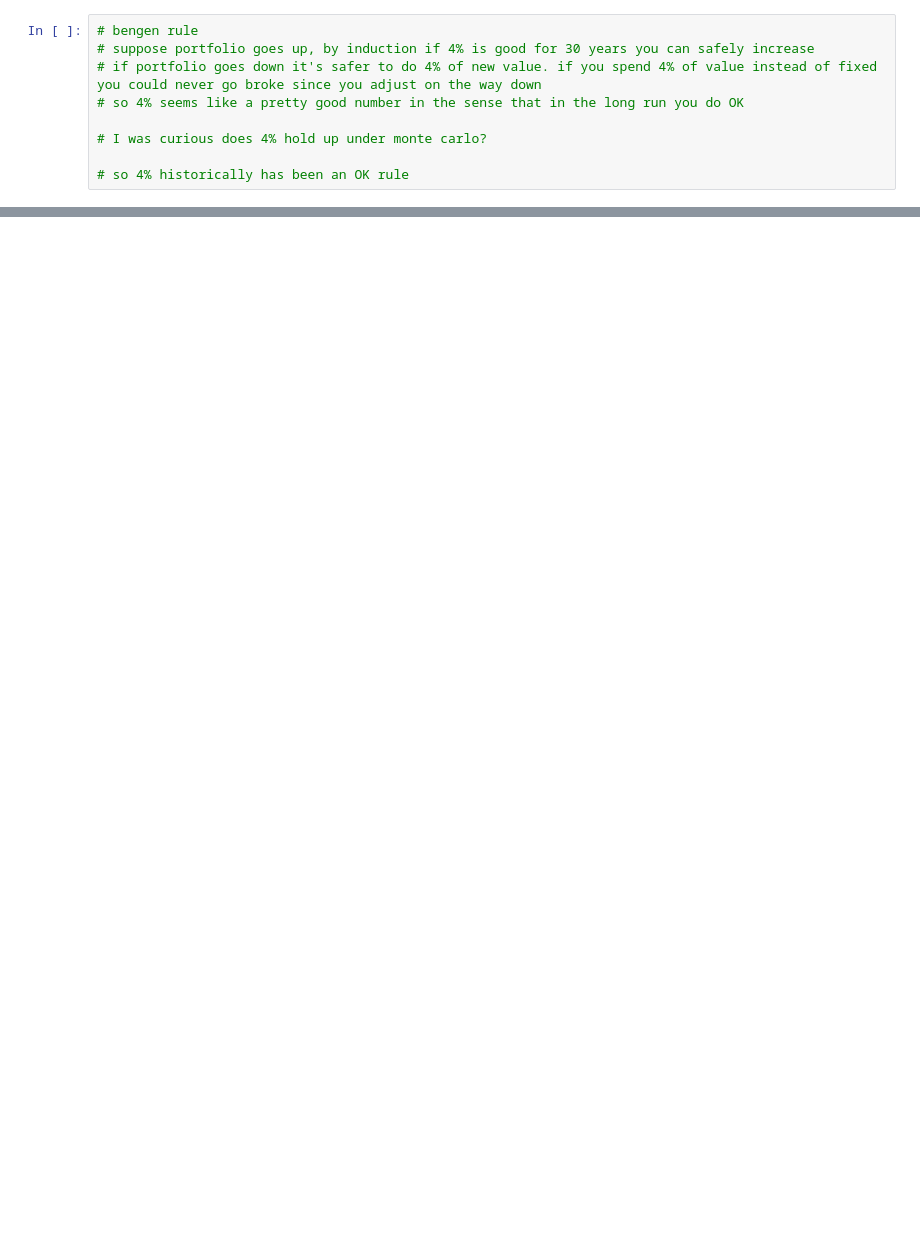
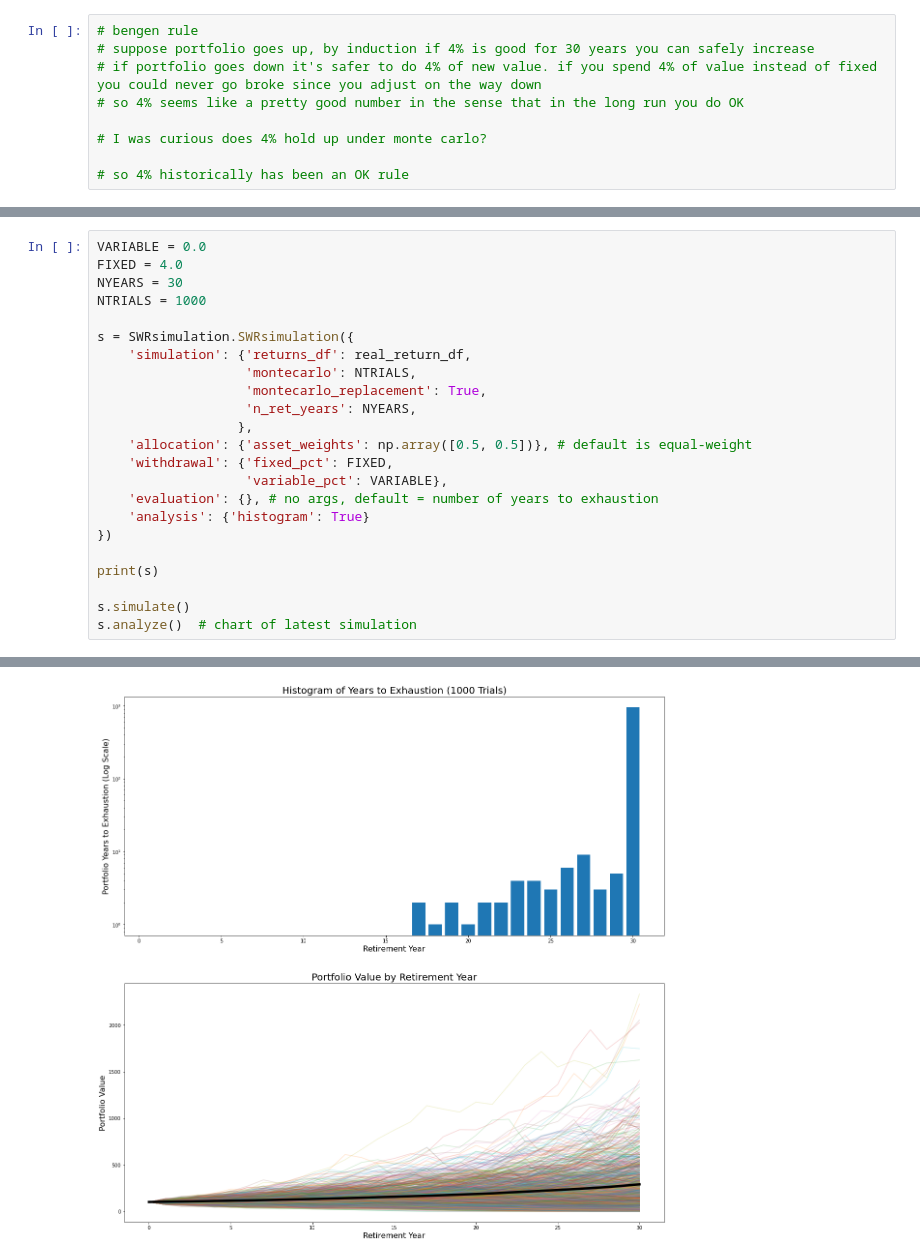
Before and after one commit to druce/swr, a Jupyter notebook: swr.ipynb, the cells around one changed output, grey strips where cells are left out. Drawn from its saved outputs; the diff is of its cells as text; blank space fills up the shorter version.

```diff
--- a/swr.ipynb
+++ b/swr.ipynb
@@ -265,0 +260,24 @@ dtype: int64
+# %%
+VARIABLE = 0.0
+FIXED = 4.0
+NYEARS = 30
+NTRIALS = 1000
+
+s = SWRsimulation.SWRsimulation({
+    'simulation': {'returns_df': real_return_df,
+                   'montecarlo': NTRIALS,
+                   'montecarlo_replacement': True,
+                   'n_ret_years': NYEARS,
+                  },
+    'allocation': {'asset_weights': np.array([0.5, 0.5])}, # default is equal-weight
+    'withdrawal': {'fixed_pct': FIXED,
+                   'variable_pct': VARIABLE},
+    'evaluation': {}, # no args, default = number of years to exhaustion
+    'analysis': {'histogram': True}
+})
+
+print(s)
+
+s.simulate()
+s.analyze()  # chart of latest simulation
+# %% [output]
@@ -265,0 +301 @@ dtype: int64
+[figure, added]
```
Also changed, not shown: parts of 6 cells of this notebook, 2 other files.
